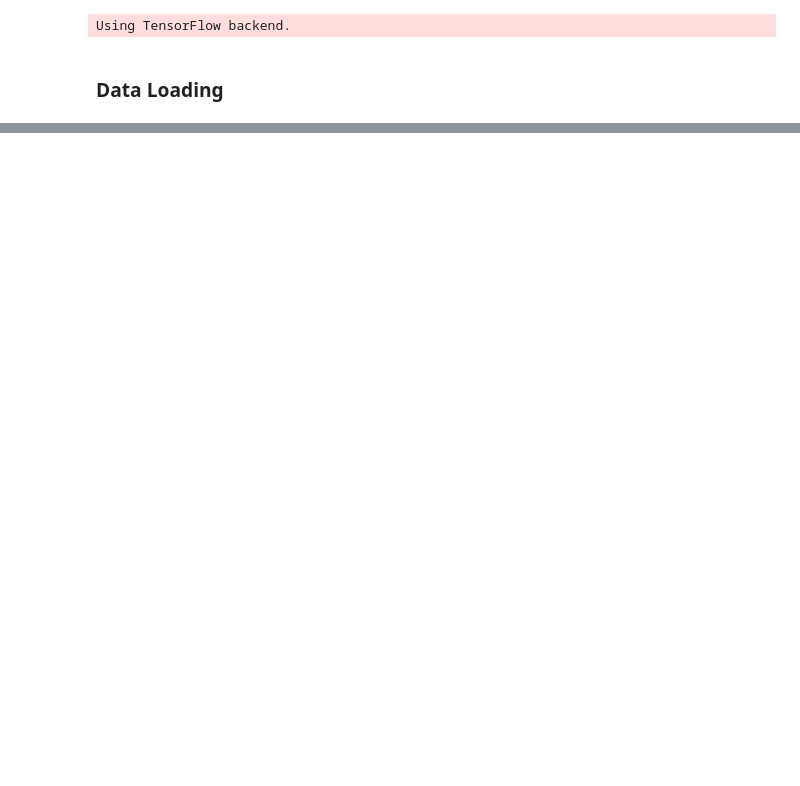
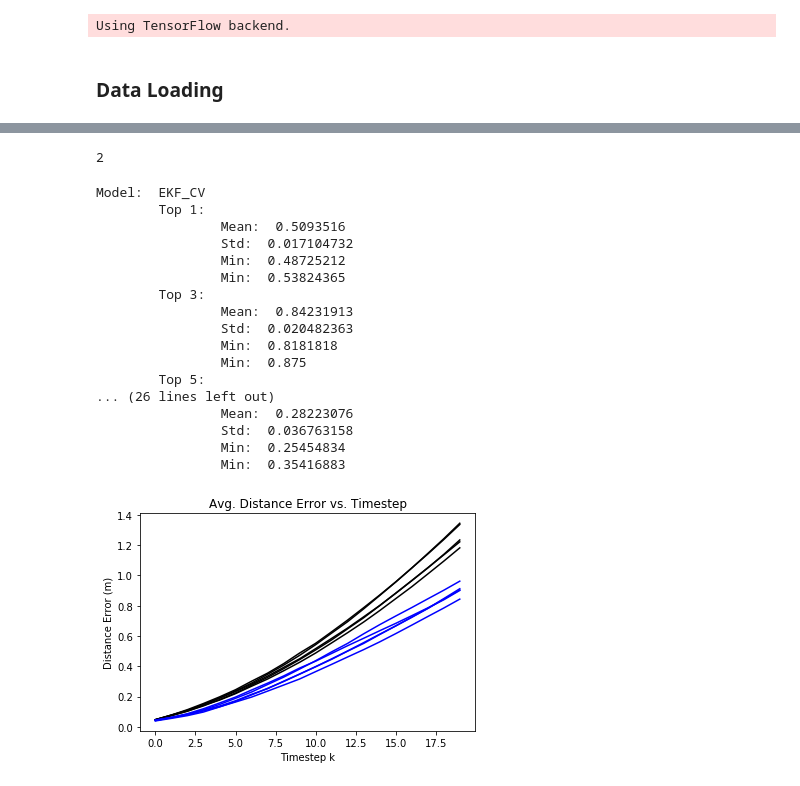
Before and after one commit to MPC-Berkeley/carla, a Jupyter notebook: PythonAPI/analysis/models_analysis.ipynb, the cells around one changed output, grey strips where cells are left out. Drawn from its saved outputs; the diff is of its cells as text; code cells hidden in the pictures; blank space fills up the shorter version.

Commit message:
VG: first working version of common analysis code.  Need to add saving prediction results/models next.

```diff
--- a/PythonAPI/analysis/models_analysis.ipynb
+++ b/PythonAPI/analysis/models_analysis.ipynb
@@ -128,2 +207,63 @@ for train_set, test_set in zip(train_sets, test_sets):
 # %%
 # TODO: port Xu's visualization code.
+print(len(metric_dicts))
+# %% [output]
+2
+# %%
+for name, mdict in zip(names, metric_dicts):
+    print('Model: ', name)
+    print('\tTop 1: ')
+    print('\t\tMean: ', np.mean(mdict['goal_top_1_acc']))
+    print('\t\tStd: ' , np.std(mdict['goal_top_1_acc']))
+    print('\t\tMin: ' , np.min(mdict['goal_top_1_acc']))
+    print('\t\tMin: ' , np.max(mdict['goal_top_1_acc']))
+
+    print('\tTop 3: ')
+    print('\t\tMean: ', np.mean(mdict['goal_top_3_acc']))
+    print('\t\tStd: ' , np.std(mdict['goal_top_3_acc']))
+    print('\t\tMin: ' , np.min(mdict['goal_top_3_acc']))
+    print('\t\tMin: ' , np.max(mdict['goal_top_3_acc']))
+
+    print('\tTop 5: ')
+    print('\t\tMean: ', np.mean(mdict['goal_top_5_acc']))
+    print('\t\tStd: ' , np.std(mdict['goal_top_5_acc']))
+    print('\t\tMin: ' , np.min(mdict['goal_top_5_acc']))
+    print('\t\tMin: ' , np.max(mdict['goal_top_5_acc']))
+
+    print('\tEntropy: ')
+    print('\t\tMean: ', np.mean(mdict['goal_entropy']))
+    print('\t\tStd: ' , np.std(mdict['goal_entropy']))
+    print('\t\tMin: ' , np.min(mdict['goal_entropy']))
+    print('\t\tMin: ' , np.max(mdict['goal_entropy']))
+
+    N_pred = 20 # hard coded for now
+
+    for i_fold in range(len(test_sets)):
+        if 'EKF' in name:
+            plt.plot(np.arange(N_pred), mdict['traj_dist_vs_N'][i_fold], 'k')
+        else:
+            plt.plot(np.arange(N_pred), mdict['traj_dist_vs_N'][i_fold], 'b')
+
+plt.title('Avg. Distance Error vs. Timestep')
+plt.xlabel('Timestep k')
+plt.ylabel('Distance Error (m)')
+plt.show()
+# %% [output]
+Model:  EKF_CV
+        Top 1:
+                Mean:  0.5093516
+                Std:  0.017104732
+                Min:  0.48725212
+                Min:  0.53824365
+        Top 3:
+                Mean:  0.84231913
+                Std:  0.020482363
+                Min:  0.8181818
+                Min:  0.875
+        Top 5:
+... (26 lines left out)
+                Mean:  0.28223076
+                Std:  0.036763158
+                Min:  0.25454834
+                Min:  0.35416883
+[figure, added]
```
Also changed, not shown: parts of 4 cells of this notebook, 2 other files.
